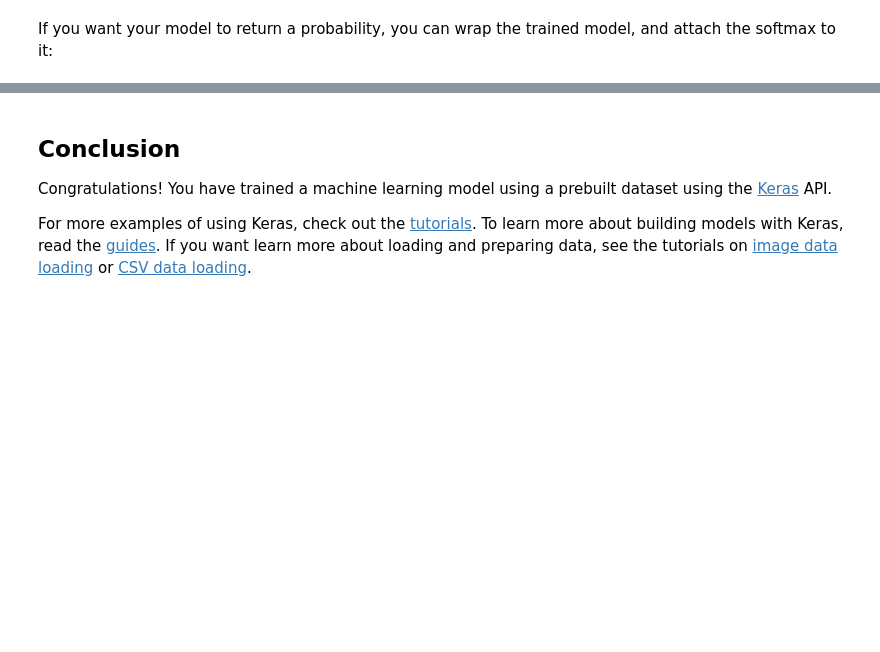
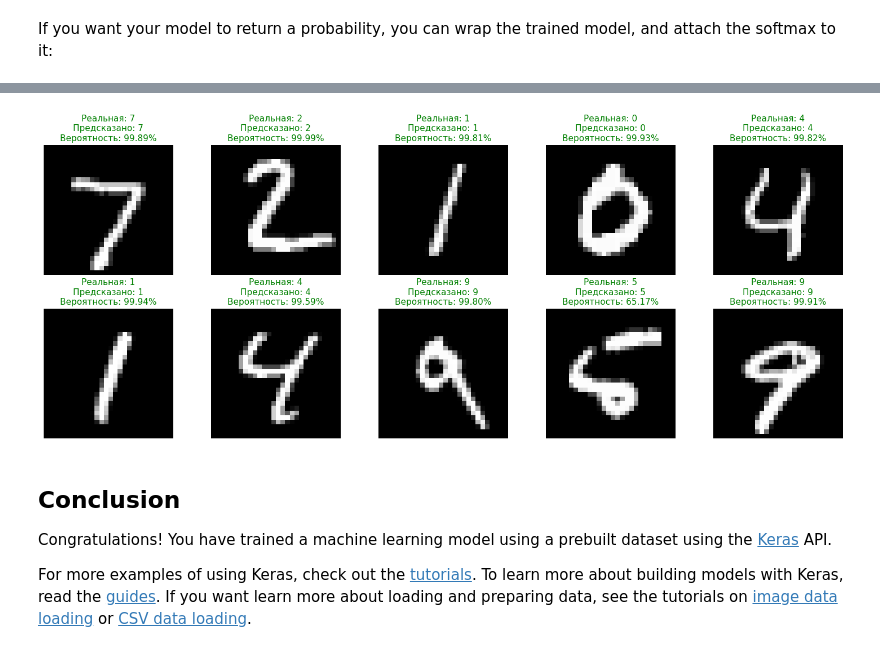
Before and after one commit to Alexxx2k/NeuralNetworks, a Jupyter notebook: site/en/tutorials/quickstart/beginner.ipynb, the cells around one changed output, grey strips where cells are left out. Saved outputs shown, nothing was run; the diff lists cells and outputs as text; code cells hidden in the pictures; blank space fills up the shorter version.

```diff
--- a/site/en/tutorials/quickstart/beginner.ipynb
+++ b/site/en/tutorials/quickstart/beginner.ipynb
@@ -130,0 +174,37 @@ NameError: name 'probability_model' is not defined
+# %%
+import matplotlib.pyplot as plt
+import numpy as np
+import tensorflow as tf
+
+num_images = 10
+images_to_predict = x_test[:num_images]
+real_labels = y_test[:num_images]
+
+# Делаем предсказание для первых 10 картинок
+predictions = model.predict(images_to_predict)
+
+# Переводим логиты в вероятности
+probabilities = tf.nn.softmax(predictions).numpy()
+
+# Настраиваем размер выводимого графика
+plt.figure(figsize=(15, 6))
+
+for i in range(num_images):
+    real_digit = real_labels[i]
+    predicted_digit = np.argmax(probabilities[i])
+    confidence = np.max(probabilities[i]) * 100
+
+    # Вывод изображения
+    plt.subplot(2, 5, i + 1)
+    plt.imshow(images_to_predict[i], cmap='gray')
+    plt.axis('off')
+
+    # Формируем 3 строки текста (реальная, предсказанная, вероятность)
+    title_text = f"Реальная: {real_digit}\nПредсказано: {predicted_digit}\nВероятность: {confidence:.2f}%"
+
+    color = 'green' if real_digit == predicted_digit else 'red'
+    plt.title(title_text, color=color, fontsize=11)
+
+plt.tight_layout()
+plt.show()
+# %% [output]
@@ -131,3 +212,4 @@ NameError: name 'probability_model' is not defined
+[figure, added]
 # %% [markdown]
 ## Conclusion
 
```
Also changed, not shown: parts of 8 cells of this notebook.
